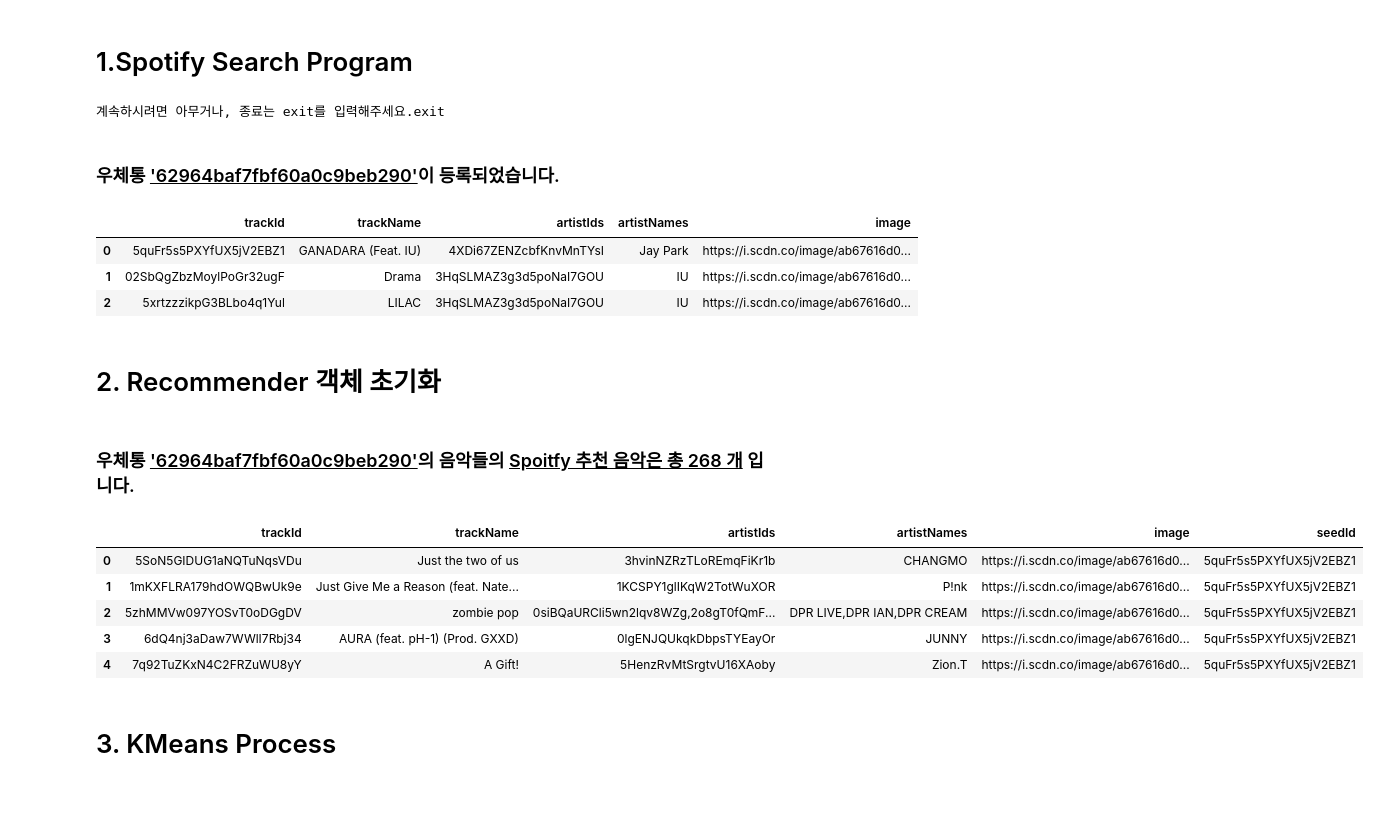
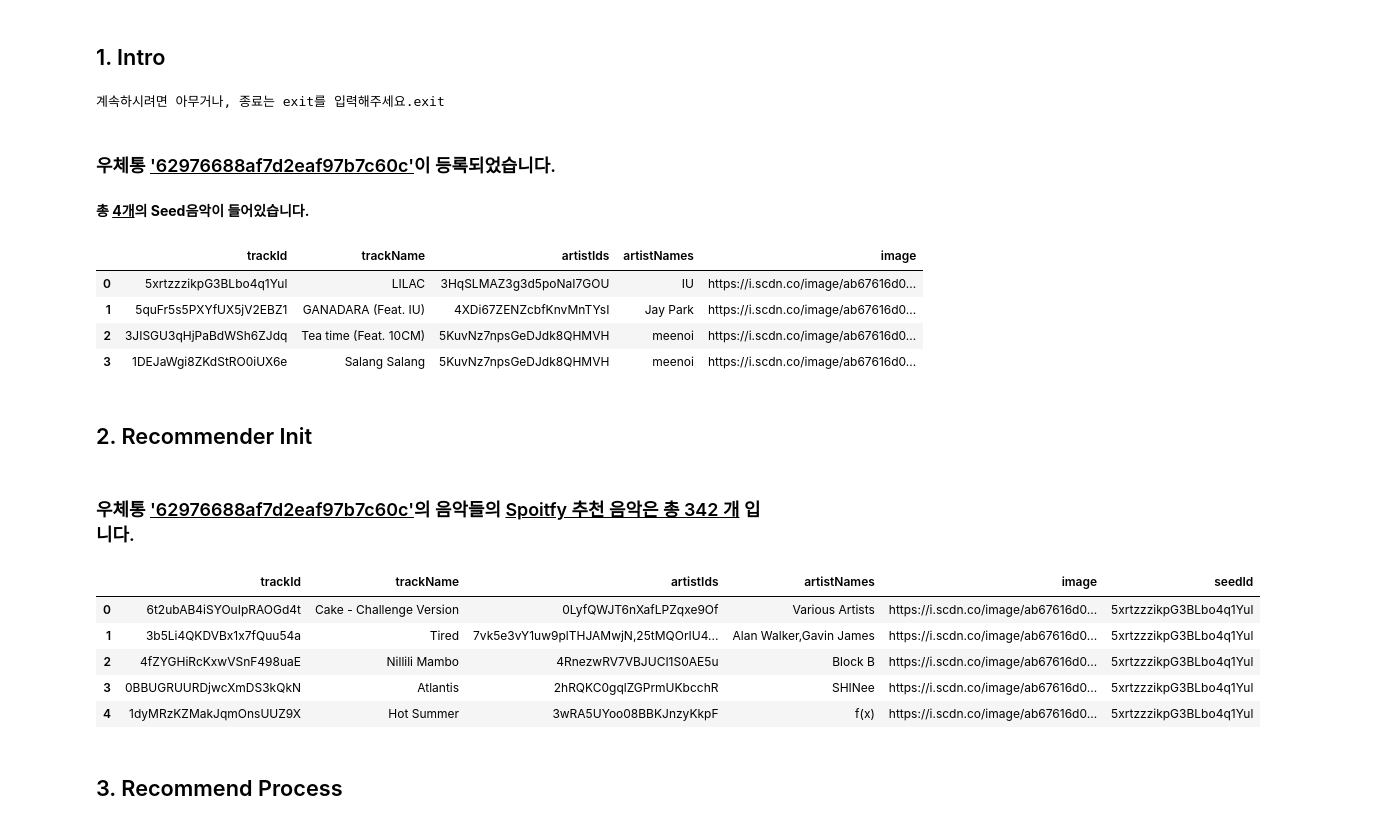
Before and after one commit to MuLetter/muletter-research, a Jupyter notebook: Demo 1. 편지 작성.ipynb, the cells around one changed output. Cells and saved outputs as stored; diff of their text form; code cells hidden in the pictures; blank space fills up the shorter version.

Commit message:
update : demo 1. 최종 데모 및 대본 완성

```diff
--- a/Demo 1. 편지 작성.ipynb
+++ b/Demo 1. 편지 작성.ipynb
@@ -7,7 +3,7 @@ from demo import Spotify, Recommender
 from demo.lib import DB
 from demo.displays import Demo1
 # %% [markdown]
-# 1.Spotify Search Program
+## 1. Intro
 # %%
 db = DB()
 
@@ -16,30 +12,32 @@ search_sp.search()
 
 mailbox_id = db.save_mailbox(search_sp.sel_tracks)
 
-Demo1.pt1(mailbox_id)
+Demo1.pt1(mailbox_id, search_sp)
 search_sp.sel_tracks.head()
 # %% [output]
 계속하시려면 아무거나, 종료는 exit를 입력해주세요.exit
-### 우체통 <u>'62964baf7fbf60a0c9beb290'</u>이 등록되었습니다.
+### 우체통 <u>'62976688af7d2eaf97b7c60c'</u>이 등록되었습니다.
+**총 <u>4개</u>의 Seed음악이 들어있습니다.**
 |  | trackId | trackName | artistIds | artistNames | image |
-| 0 | 5quFr5s5PXYfUX5jV2EBZ1 | GANADARA (Feat. IU) | 4XDi67ZENZcbfKnvMnTYsI | Jay Park | https://i.scdn.co/image/ab67616d0... |
-| 1 | 02SbQgZbzMoylPoGr32ugF | Drama | 3HqSLMAZ3g3d5poNaI7GOU | IU | https://i.scdn.co/image/ab67616d0... |
-| 2 | 5xrtzzzikpG3BLbo4q1Yul | LILAC | 3HqSLMAZ3g3d5poNaI7GOU | IU | https://i.scdn.co/image/ab67616d0... |
+| 0 | 5xrtzzzikpG3BLbo4q1Yul | LILAC | 3HqSLMAZ3g3d5poNaI7GOU | IU | https://i.scdn.co/image/ab67616d0... |
+| 1 | 5quFr5s5PXYfUX5jV2EBZ1 | GANADARA (Feat. IU) | 4XDi67ZENZcbfKnvMnTYsI | Jay Park | https://i.scdn.co/image/ab67616d0... |
+| 2 | 3JISGU3qHjPaBdWSh6ZJdq | Tea time (Feat. 10CM) | 5KuvNz7npsGeDJdk8QHMVH | meenoi | https://i.scdn.co/image/ab67616d0... |
+| 3 | 1DEJaWgi8ZKdStRO0iUX6e | Salang Salang | 5KuvNz7npsGeDJdk8QHMVH | meenoi | https://i.scdn.co/image/ab67616d0... |
 # %% [markdown]
-# 2. Recommender 객체 초기화
+## 2. Recommender Init
 # %%
 recommender = Recommender(mailbox_id)
 recommender.init_setting()
 
-Demo1.pt2_2(recommender)
+Demo1.pt2(recommender)
 recommender.reco['tracks'].head()
 # %% [output]
-### 우체통 <u>'62964baf7fbf60a0c9beb290'</u>의 음악들의 <u>Spoitfy 추천 음악은 총 268 개</u> 입니다.
+### 우체통 <u>'62976688af7d2eaf97b7c60c'</u>의 음악들의 <u>Spoitfy 추천 음악은 총 342 개</u> 입니다.
 |  | trackId | trackName | artistIds | artistNames | image | seedId |
-| 0 | 5SoN5GIDUG1aNQTuNqsVDu | Just the two of us | 3hvinNZRzTLoREmqFiKr1b | CHANGMO | https://i.scdn.co/image/ab67616d0... | 5quFr5s5PXYfUX5jV2EBZ1 |
-| 1 | 1mKXFLRA179hdOWQBwUk9e | Just Give Me a Reason (feat. Nate... | 1KCSPY1glIKqW2TotWuXOR | P!nk | https://i.scdn.co/image/ab67616d0... | 5quFr5s5PXYfUX5jV2EBZ1 |
-| 2 | 5zhMMVw097YOSvT0oDGgDV | zombie pop | 0siBQaURCli5wn2lqv8WZg,2o8gT0fQmF... | DPR LIVE,DPR IAN,DPR CREAM | https://i.scdn.co/image/ab67616d0... | 5quFr5s5PXYfUX5jV2EBZ1 |
-| 3 | 6dQ4nj3aDaw7WWlI7Rbj34 | AURA (feat. pH-1) (Prod. GXXD) | 0lgENJQUkqkDbpsTYEayOr | JUNNY | https://i.scdn.co/image/ab67616d0... | 5quFr5s5PXYfUX5jV2EBZ1 |
-| 4 | 7q92TuZKxN4C2FRZuWU8yY | A Gift! | 5HenzRvMtSrgtvU16XAoby | Zion.T | https://i.scdn.co/image/ab67616d0... | 5quFr5s5PXYfUX5jV2EBZ1 |
+| 0 | 6t2ubAB4iSYOuIpRAOGd4t | Cake - Challenge Version | 0LyfQWJT6nXafLPZqxe9Of | Various Artists | https://i.scdn.co/image/ab67616d0... | 5xrtzzzikpG3BLbo4q1Yul |
+| 1 | 3b5Li4QKDVBx1x7fQuu54a | Tired | 7vk5e3vY1uw9plTHJAMwjN,25tMQOrIU4... | Alan Walker,Gavin James | https://i.scdn.co/image/ab67616d0... | 5xrtzzzikpG3BLbo4q1Yul |
+| 2 | 4fZYGHiRcKxwVSnF498uaE | Nillili Mambo | 4RnezwRV7VBJUCI1S0AE5u | Block B | https://i.scdn.co/image/ab67616d0... | 5xrtzzzikpG3BLbo4q1Yul |
+| 3 | 0BBUGRUURDjwcXmDS3kQkN | Atlantis | 2hRQKC0gqlZGPrmUKbcchR | SHINee | https://i.scdn.co/image/ab67616d0... | 5xrtzzzikpG3BLbo4q1Yul |
+| 4 | 1dyMRzKZMakJqmOnsUUZ9X | Hot Summer | 3wRA5UYoo08BBKJnzyKkpF | f(x) | https://i.scdn.co/image/ab67616d0... | 5xrtzzzikpG3BLbo4q1Yul |
 # %% [markdown]
-# 3. KMeans Process
+## 3. Recommend Process
```
Also changed, not shown: parts of 11 cells of this notebook, 1 other file.
